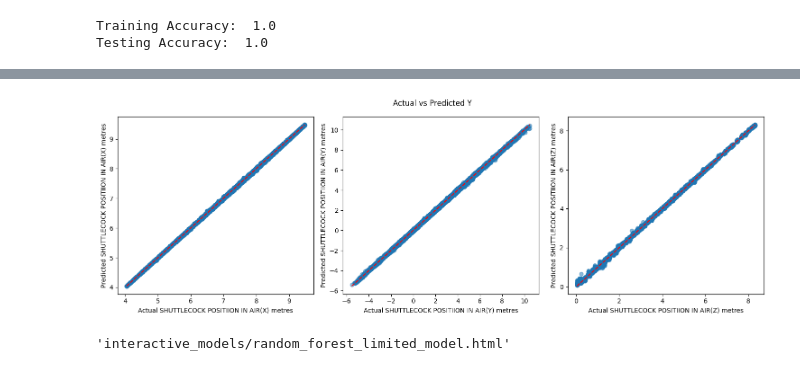
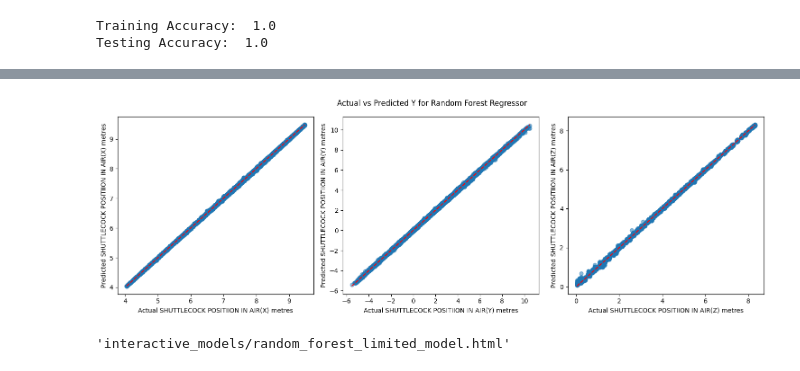
Before and after one commit to mtwchuang/CSC3005-Shuttlecock-Trajectory-Estimation, a Jupyter notebook: regression_approach_limited_input.ipynb, the cells around one changed output, grey strips where cells are left out. Drawn from its saved outputs; the diff is of its cells as text; code cells hidden in the pictures.

```diff
--- a/regression_approach_limited_input.ipynb
+++ b/regression_approach_limited_input.ipynb
@@ -361,14 +372,14 @@ X_train_RF, X_test_RF, Y_train_RF, Y_test_RF = train_test_split(X_features_RF, Y
 Trying with multiple depths to find best depth
 # %%
-from sklearn.ensemble import RandomForestRegressor  # for regression tasks
 # Define a list of depths to test
 depths = [5, 10, 15, 20, 25, 30]
-mse_scores = []
+mse_score_RF = []
 
 # Iterate over different depths and calculate MSE
 for depth in depths:
     temp_model_RF = RandomForestRegressor(n_estimators=100, max_depth=depth, random_state=42)
-    temp_model_RF.fit(X_train_RF, Y_train_RF)
-    y_pred = temp_model_RF.predict(X_test_RF)
-    mse = mean_squared_error(Y_test_RF, y_pred)
-    mse_scores.append(mse)
+    temp_model_RF.fit(X_train_Regressor, Y_train_Regressor)
+    temp_y_pred_RF = temp_model_RF.predict(X_test_Regressor)
+    mse = mean_squared_error(Y_test_Regressor, temp_y_pred_RF)
+    mse_score_RF.append(mse)
+print(mse_score_RF)
@@ -383,0 +399,13 @@ plt.show()
+# %%
+# Define a list of n_estimators to test
+n_estimators_values = [50, 100, 150, 200, 250, 300]
+mse_score_RF = []
+
+# Iterate over different n_estimators and calculate MSE
+for n_estimators in n_estimators_values:
+    temp_model_RF = RandomForestRegressor(n_estimators=n_estimators, max_depth=15, random_state=42)
+    temp_model_RF.fit(X_train_Regressor, Y_train_Regressor)
+    temp_y_pred_RF = temp_model_RF.predict(X_test_Regressor)
+    mse = mean_squared_error(Y_test_Regressor, temp_y_pred_RF)
+    mse_score_RF.append(mse)
+print(mse_score_RF)
@@ -386,11 +425,12 @@ plt.show()
 This model will allow us predict an X, Y, Z coordinate in relation to the independent features supplied
 # %%
-model_randomForest = RandomForestRegressor(n_estimators=100, max_depth=15, random_state=42)  # for regression
+# Define the Random Forest Regressor
+model_randomForest = RandomForestRegressor(n_estimators=200, max_depth=15, random_state=42)  # for regression
 
-model_randomForest.fit(X_train_RF, Y_train_RF)
-y_pred = model_randomForest.predict(X_test_RF)
+model_randomForest.fit(X_train_Regressor, Y_train_Regressor)
+y_pred_RF = model_randomForest.predict(X_test_Regressor)
 
-mse = mean_squared_error(Y_test_RF, y_pred)
+mse = mean_squared_error(Y_test_Regressor, y_pred_RF)
 print("Mean Squared Error:", mse)
 rmse = math.sqrt(mse)
 print("Root Squared Error:", rmse)
@@ -400,17 +465,17 @@ Root Squared Error: 0.024677754334747937
 # %%
 # Plotting the scatterplot
 fig, ax = plt.subplots(1, 3, figsize=(15, 5))
 
 # Plotting for each target variable
-for i, target in enumerate(Y_features_RF.columns):
-    ax[i].scatter(Y_test_RF[target], y_pred[:, i], alpha=0.5)
-    ax[i].plot([Y_test_RF[target].min(), Y_test_RF[target].max()], [Y_test_RF[target].min(), Y_test_RF[target].max()], 'r--')
+for i, target in enumerate(Y_features_Regressor.columns):
+    ax[i].scatter(Y_test_Regressor[target], y_pred_RF[:, i], alpha=0.5)
+    ax[i].plot([Y_test_Regressor[target].min(), Y_test_Regressor[target].max()], [Y_test_Regressor[target].min(), Y_test_Regressor[target].max()], 'r--')
     ax[i].set_xlabel('Actual ' + target)
     ax[i].set_ylabel('Predicted ' + target)
 
-plt.suptitle('Actual vs Predicted Y')
+plt.suptitle('Actual vs Predicted Y for Random Forest Regressor')
 plt.tight_layout()
 plt.show()
 # %% [output]
-[figure, old version]
+[figure, new version]
 # %%
```
Also changed, not shown: parts of 48 cells of this notebook, 3 other files.
